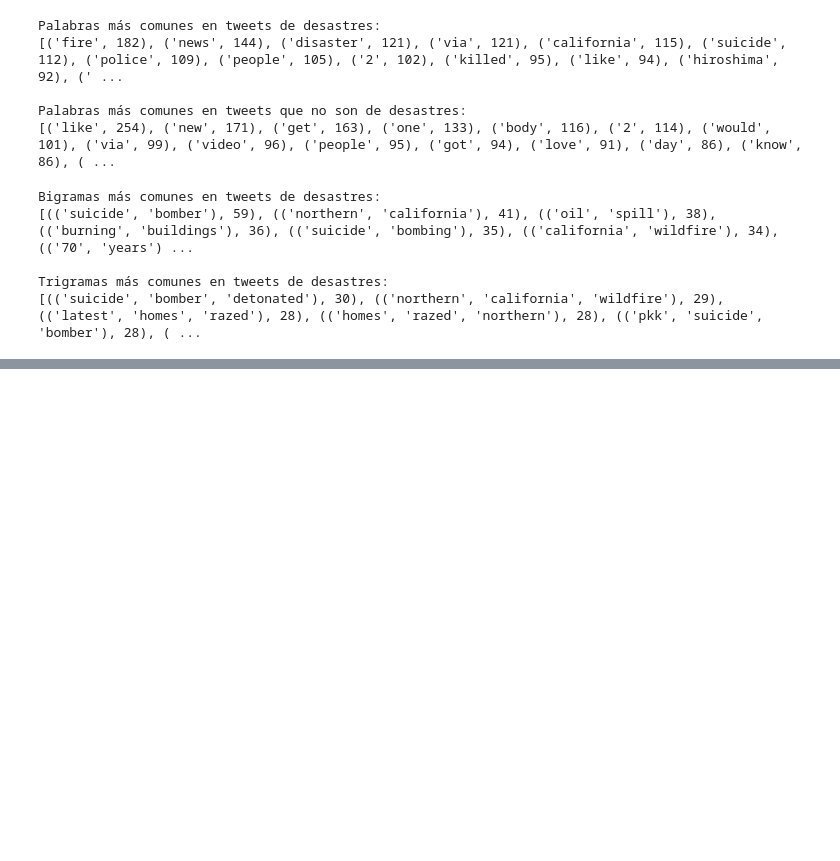
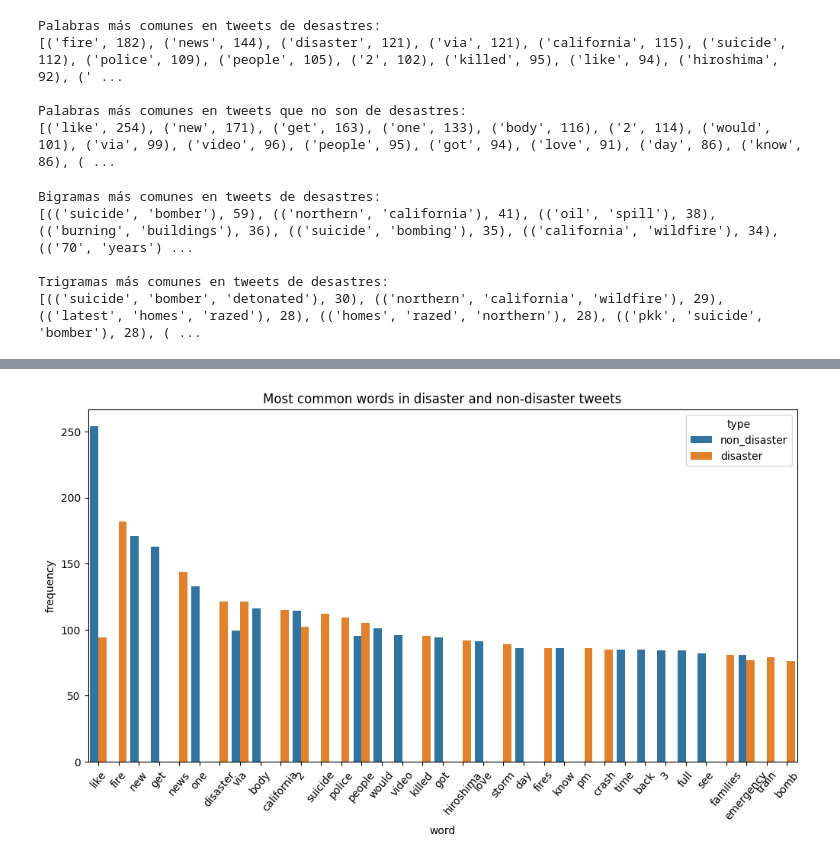
Before and after one commit to estebandonis/EmotionAnalysis-DataScience, a Jupyter notebook: lab6.ipynb, the cells around one changed output, grey strips where cells are left out. Cells and saved outputs as stored; diff of their text form; code cells hidden in the pictures; blank space fills up the shorter version.

```diff
--- a/lab6.ipynb
+++ b/lab6.ipynb
@@ -139,3 +138,13 @@ Bigramas más comunes en tweets de desastres:
 
 Trigramas más comunes en tweets de desastres:
 [(('suicide', 'bomber', 'detonated'), 30), (('northern', 'california', 'wildfire'), 29), (('latest', 'homes', 'razed'), 28), (('homes', 'razed', 'northern'), 28), (('pkk', 'suicide', 'bomber'), 28), ( ...
+# %%
+# Combine disaster and non-disaster frequencies into a single dataframe
+disaster_freq_df = pd.DataFrame(disaster_freq.most_common(20), columns=['word', 'frequency'])
+disaster_freq_df['type'] = 'disaster'
+non_disaster_freq_df = pd.DataFrame(non_disaster_freq.most_common(20), columns=['word', 'frequency'])
+non_disaster_freq_df['type'] = 'non_disaster'
+combined_freq_df = pd.concat([disaster_freq_df, non_disaster_freq_df])
+combined_freq_df.reset_index(drop=True, inplace=True)
+combined_freq_df.sort_values('frequency', ascending=False, inplace=True)
+combined_freq_df.head(15)
@@ -141,0 +191,9 @@ Trigramas más comunes en tweets de desastres:
+# %%
+# Most common words in disaster and non-disaster tweets histogram
+plt.figure(figsize=(12, 6))
+sb.barplot(x='word', y='frequency', hue='type', data=combined_freq_df)
+plt.title('Most common words in disaster and non-disaster tweets')
+plt.xticks(rotation=50)
+plt.show()
+# %% [output]
+[figure, added]
```
Also changed, not shown: parts of 7 cells of this notebook, 1 other file.
